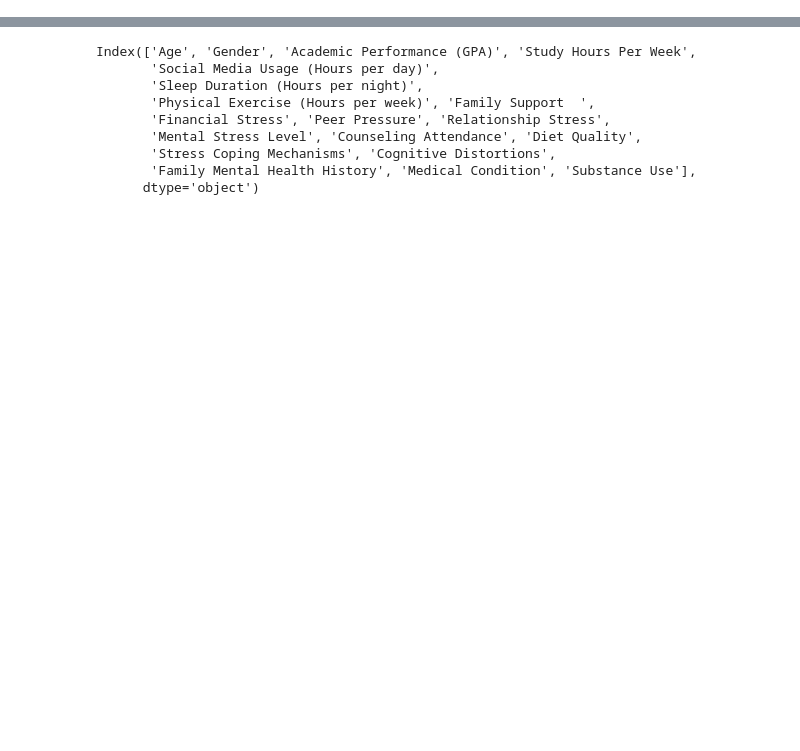
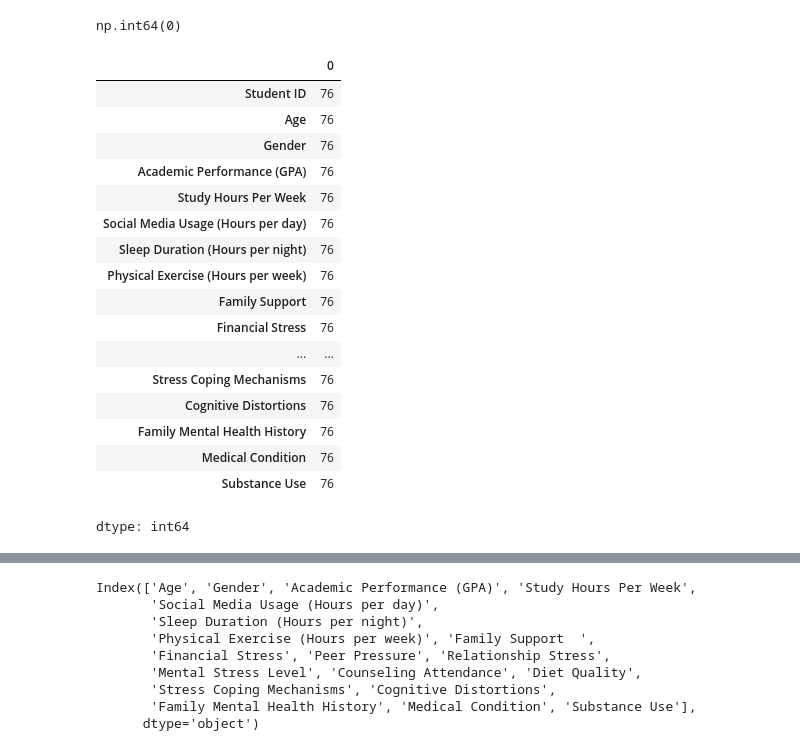
Before and after one commit to Ryandika87/data-mining, a Jupyter notebook: preprocessing.ipynb, the cells around one changed output, grey strips where cells are left out. Saved outputs shown, nothing was run; the diff lists cells and outputs as text; code cells hidden in the pictures; blank space fills up the shorter version.

```diff
--- a/preprocessing.ipynb
+++ b/preprocessing.ipynb
@@ -42,0 +41,4 @@ df = df.drop(columns=['Student ID'])
+# %%
+df.isnull().sum().sum()
+# %% [output]
+np.int64(0)
@@ -42,0 +53,21 @@ df = df.drop(columns=['Student ID'])
+# %%
+df_missing.isnull().sum()
+# %% [output]
+|  | 0 |
+| Student ID | 76 |
+| Age | 76 |
+| Gender | 76 |
+| Academic Performance (GPA) | 76 |
+| Study Hours Per Week | 76 |
+| Social Media Usage (Hours per day) | 76 |
+| Sleep Duration (Hours per night) | 76 |
+| Physical Exercise (Hours per week) | 76 |
+| Family Support | 76 |
+| Financial Stress | 76 |
+| ... | ... |
+| Stress Coping Mechanisms | 76 |
+| Cognitive Distortions | 76 |
+| Family Mental Health History | 76 |
+| Medical Condition | 76 |
+| Substance Use | 76 |
+dtype: int64
```
Also changed, not shown: parts of 20 cells of this notebook.
